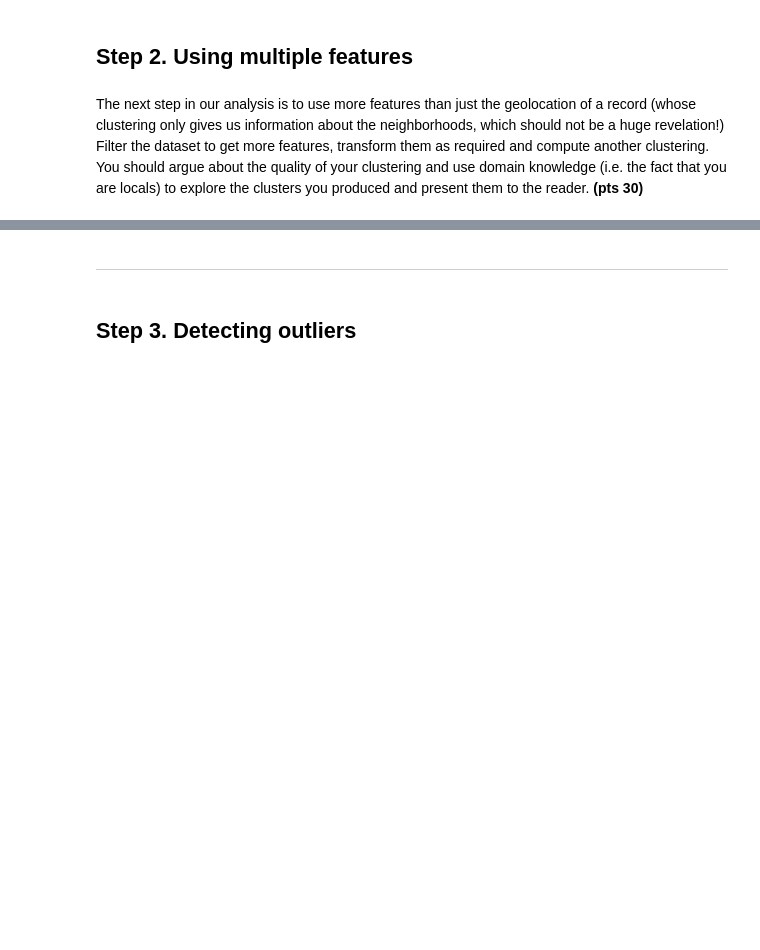
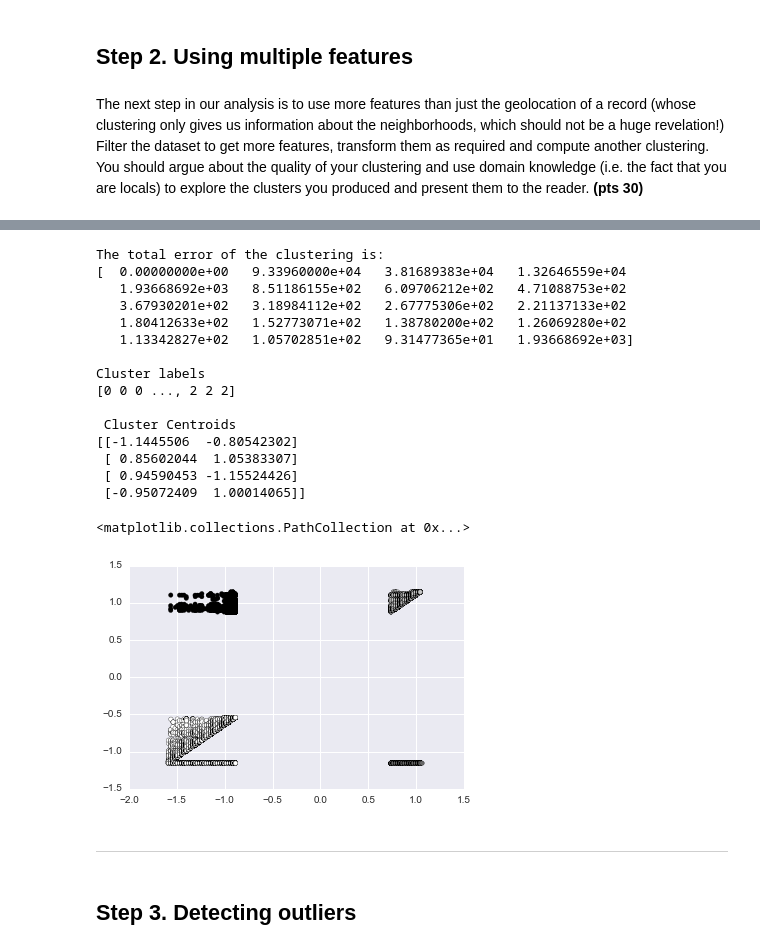
Before and after one commit to Konti6793/spring-2015-homeworks, a Jupyter notebook: submissions/Homework-3/3.Clustering.ipynb, the cells around one changed output, grey strips where cells are left out. Saved outputs shown, nothing was run; the diff lists cells and outputs as text; code cells hidden in the pictures; blank space fills up the shorter version.

```diff
--- a/submissions/Homework-3/3.Clustering.ipynb
+++ b/submissions/Homework-3/3.Clustering.ipynb
@@ -172,3 +161,39 @@ boston.head(100)
+# %%
+#the slope of the curves steadies out around 4
+
+kmeans = KMeans(init = 'k-means++', n_clusters = 4, n_init=10)
+kmeans.fit_predict(date)
+
+centroids = kmeans.cluster_centers_
+labels = kmeans.labels_
+error[k] = kmeans.inertia_
+
+print "The total error of the clustering is: \n", error
+print '\nCluster labels'
+print labels
+print '\n Cluster Centroids'
+print centroids
+
+#plot
+plt.scatter(date[:,0],date[:,1], c=labels)
+# %% [output]
+The total error of the clustering is:
+[  0.00000000e+00   9.33960000e+04   3.81689383e+04   1.32646559e+04
+   1.93668692e+03   8.51186155e+02   6.09706212e+02   4.71088753e+02
+   3.67930201e+02   3.18984112e+02   2.67775306e+02   2.21137133e+02
+   1.80412633e+02   1.52773071e+02   1.38780200e+02   1.26069280e+02
+   1.13342827e+02   1.05702851e+02   9.31477365e+01   1.93668692e+03]
+
+Cluster labels
+[0 0 0 ..., 2 2 2]
+
+ Cluster Centroids
+[[-1.1445506  -0.80542302]
+ [ 0.85602044  1.05383307]
+ [ 0.94590453 -1.15524426]
+ [-0.95072409  1.00014065]]
+<matplotlib.collections.PathCollection at 0x...>
+[figure, added]
 # %% [markdown]
 -----
 # %% [markdown]
```
Also changed, not shown: parts of 7 cells of this notebook.
